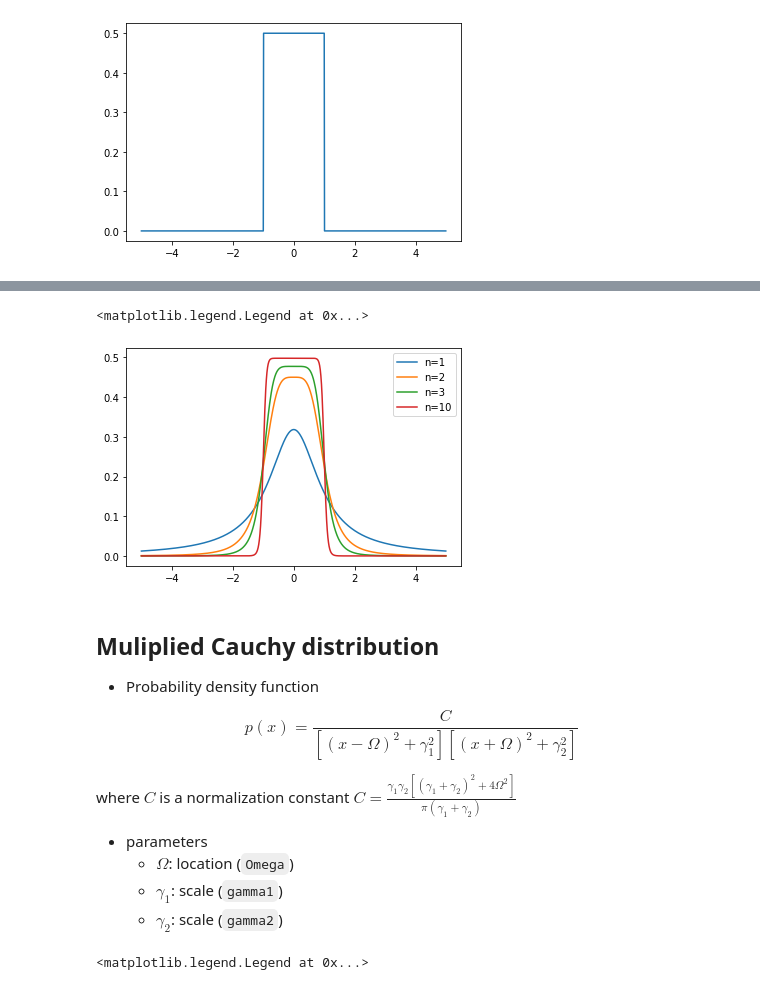
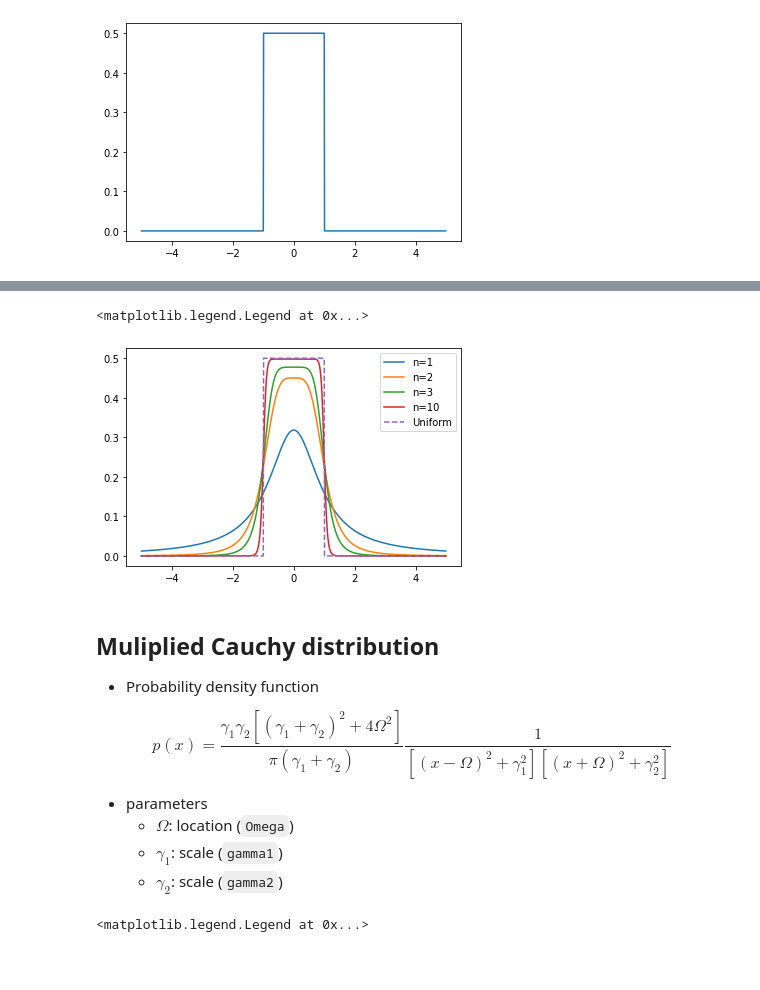
Before and after one commit to yonesuke/jaxkuramoto, a Jupyter notebook: docs/distributions.ipynb, the cells around one changed output, grey strips where cells are left out. Drawn from its saved outputs; the diff is of its cells as text; code cells hidden in the pictures; blank space fills up the shorter version.

```diff
--- a/docs/distributions.ipynb
+++ b/docs/distributions.ipynb
@@ -106,23 +122,23 @@ $$
 # %%
 loc = 0.0
 gamma = 1.0
 
 for n in [1,2,3,10]:
     dist = distribution.GeneralCauchy(loc=loc, gamma=gamma, n=n)
     plt.plot(xs, dist.pdf(xs), label=f"n={n}")
+dist_uniform = distribution.Uniform(low=-gamma, high=gamma)
+plt.plot(xs, dist_uniform.pdf(xs), label="Uniform", linestyle="--")
 plt.legend()
 # %% [output]
 <matplotlib.legend.Legend at 0x...>
-[figure, old version]
+[figure, new version]
 # %% [markdown]
 ## Muliplied Cauchy distribution
 - Probability density function
 
 $$
-p(x)=\frac{C}{[(x-\Omega)^{2}+\gamma_{1}^{2}][(x+\Omega)^{2}+\gamma_{2}^{2}]}
+p(x)=\frac{\gamma_{1}\gamma_{2}[(\gamma_{1}+\gamma_{2})^{2}+4\Omega^{2}]}{\pi(\gamma_{1}+\gamma_{2})}\frac{1}{[(x-\Omega)^{2}+\gamma_{1}^{2}][(x+\Omega)^{2}+\gamma_{2}^{2}]}
 $$
-
-  where $C$ is a normalization constant $C = \frac{\gamma_{1}\gamma_{2}[(\gamma_{1}+\gamma_{2})^{2}+4\Omega^{2}]}{\pi(\gamma_{1}+\gamma_{2})}$
 
 - parameters
     - $\Omega$: location (`Omega`)
```
Also changed, not shown: parts of 6 cells of this notebook, 2 other files.
